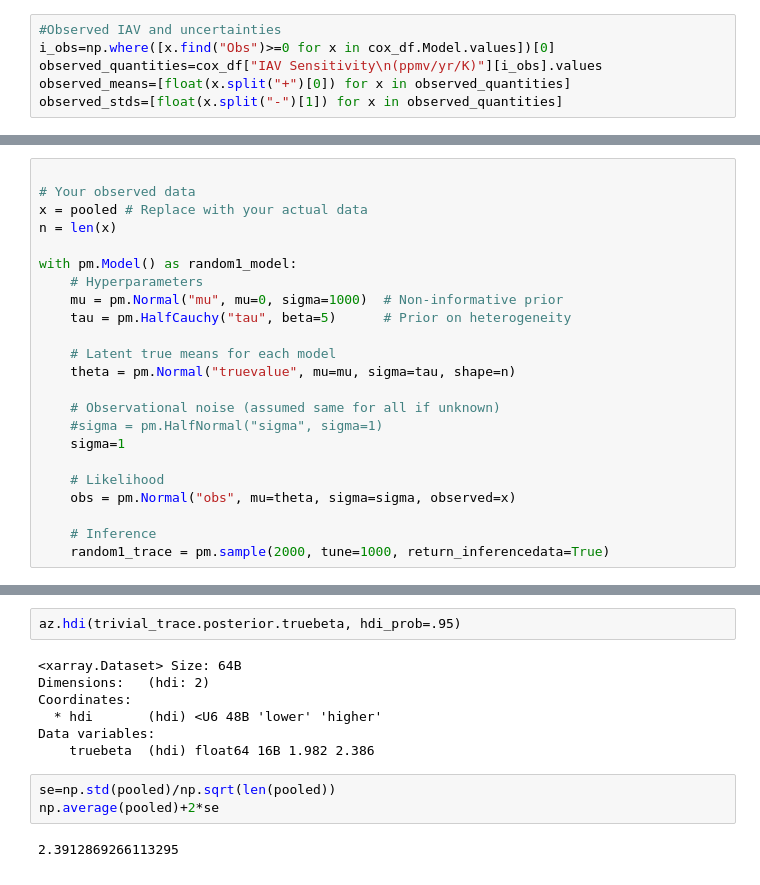
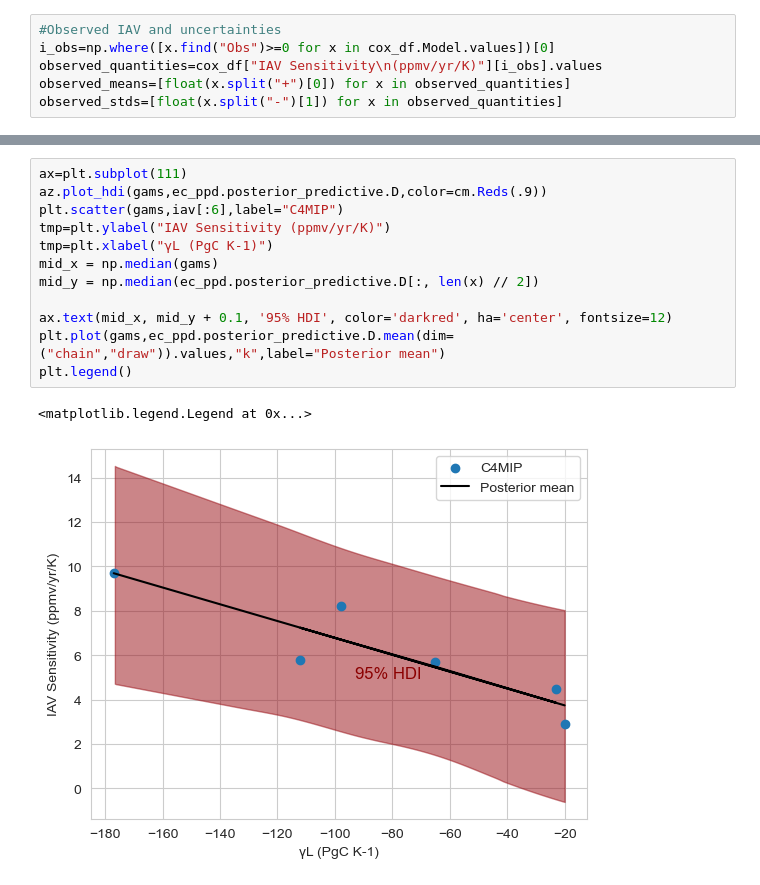
Before and after one commit to netzeroasap/TCRE_Assessment, a Jupyter notebook: TCRE_BAYES.ipynb, the cells around one changed output, grey strips where cells are left out. Cells and saved outputs as stored; diff of their text form.

```diff
--- a/TCRE_BAYES.ipynb
+++ b/TCRE_BAYES.ipynb
@@ -338,23 +205,0 @@ Sampling 4 chains for 1_000 tune and 1_000 draw iterations (4_000 + 4_000 draws
-# %%
-
-# Your observed data
-x = pooled # Replace with your actual data
-n = len(x)
-
-with pm.Model() as random1_model:
-    # Hyperparameters
-    mu = pm.Normal("mu", mu=0, sigma=1000)  # Non-informative prior
-    tau = pm.HalfCauchy("tau", beta=5)      # Prior on heterogeneity
-
-    # Latent true means for each model
-    theta = pm.Normal("truevalue", mu=mu, sigma=tau, shape=n)
-
-    # Observational noise (assumed same for all if unknown)
-    #sigma = pm.HalfNormal("sigma", sigma=1)
-    sigma=1
-
-    # Likelihood
-    obs = pm.Normal("obs", mu=theta, sigma=sigma, observed=x)
-
-    # Inference
-    random1_trace = pm.sample(2000, tune=1000, return_inferencedata=True)
@@ -465,14 +206,15 @@ ValueError: all input arrays must have the same shape
-# %%
-az.hdi(trivial_trace.posterior.truebeta, hdi_prob=.95)
-# %% [output]
-<xarray.Dataset> Size: 64B
-Dimensions:   (hdi: 2)
-Coordinates:
-  * hdi       (hdi) <U6 48B 'lower' 'higher'
-Data variables:
-    truebeta  (hdi) float64 16B 1.982 2.386
-# %%
-se=np.std(pooled)/np.sqrt(len(pooled))
-np.average(pooled)+2*se
-# %% [output]
-2.3912869266113295
+# %%
+ax=plt.subplot(111)
+az.plot_hdi(gams,ec_ppd.posterior_predictive.D,color=cm.Reds(.9))
+plt.scatter(gams,iav[:6],label="C4MIP")
+tmp=plt.ylabel("IAV Sensitivity (ppmv/yr/K)")
+tmp=plt.xlabel("γL (PgC K-1)")
+mid_x = np.median(gams)
+mid_y = np.median(ec_ppd.posterior_predictive.D[:, len(x) // 2])
+
+ax.text(mid_x, mid_y + 0.1, '95% HDI', color='darkred', ha='center', fontsize=12)
+plt.plot(gams,ec_ppd.posterior_predictive.D.mean(dim=("chain","draw")).values,"k",label="Posterior mean")
+plt.legend()
+# %% [output]
+<matplotlib.legend.Legend at 0x...>
+[figure, added]
```
Also changed, not shown: parts of 41 cells of this notebook.
